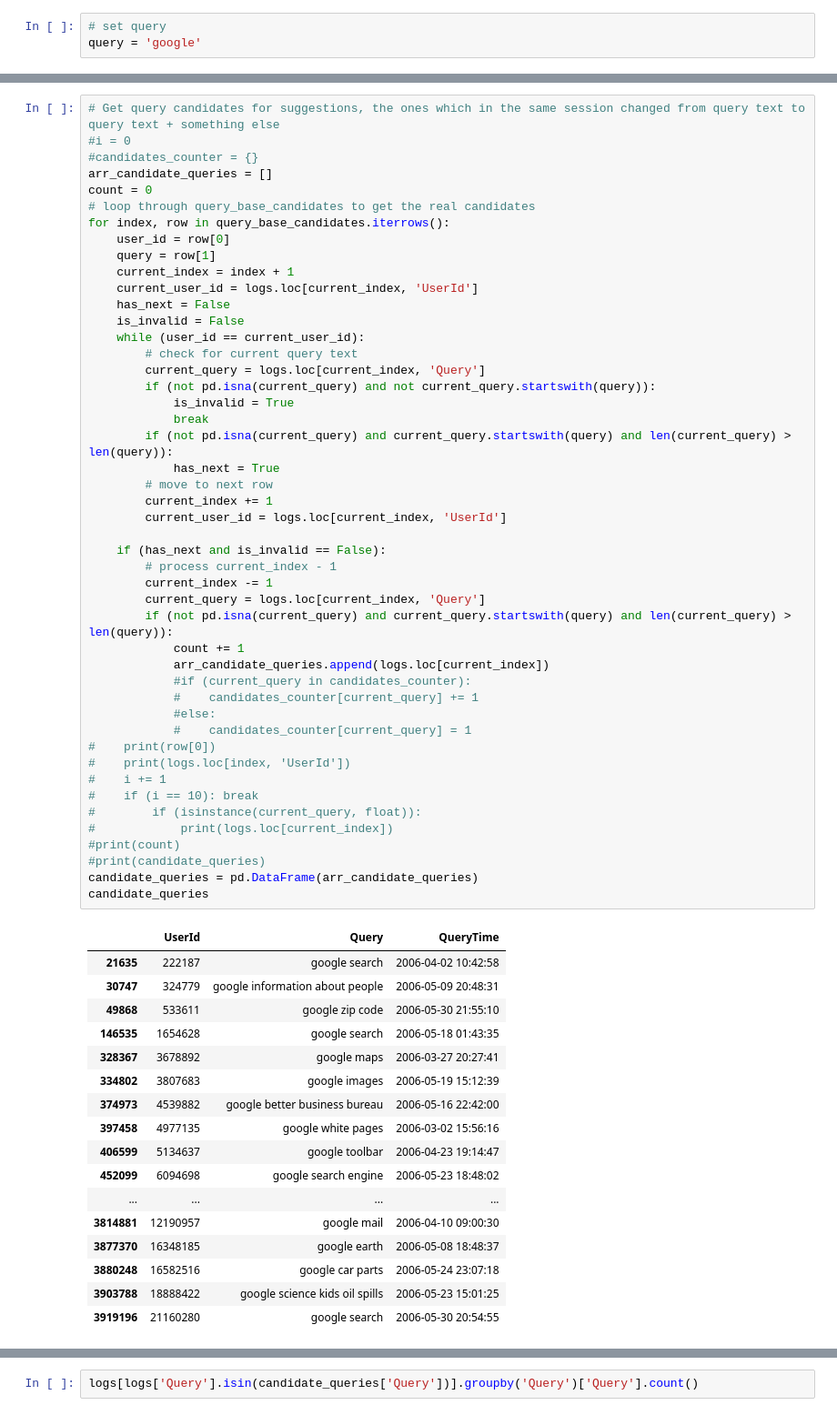
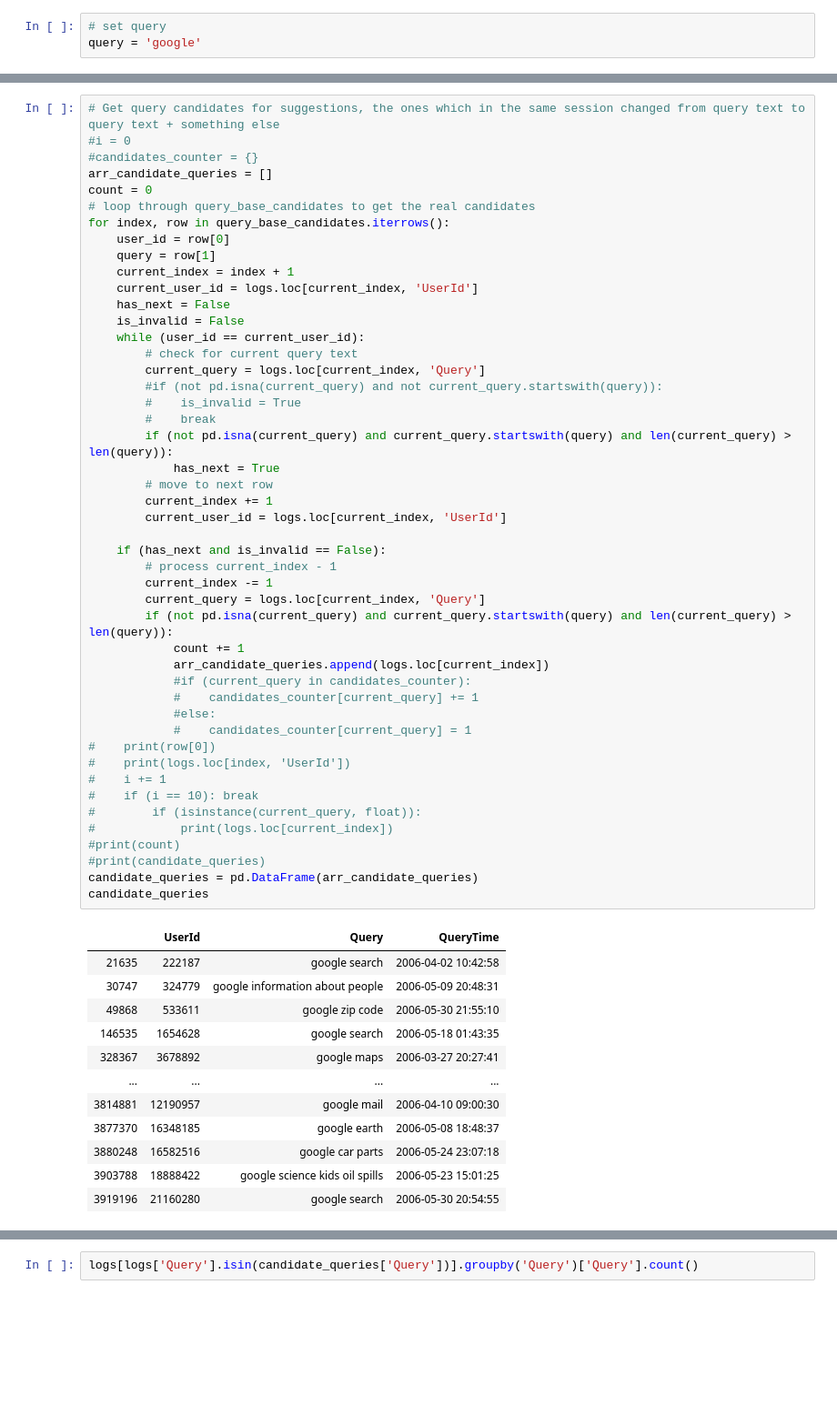
Before and after one commit to carlos10seg/SearchEngine, a Jupyter notebook: QueryLogs.ipynb, the cells around one changed output, grey strips where cells are left out. Shown: that part at 91% size. Cells and saved outputs as stored; diff of their text form; blank space fills up the shorter version.

```diff
--- a/QueryLogs.ipynb
+++ b/QueryLogs.ipynb
@@ -92,9 +87,9 @@ for index, row in query_base_candidates.iterrows():
     while (user_id == current_user_id):
         # check for current query text
         current_query = logs.loc[current_index, 'Query']
-        if (not pd.isna(current_query) and not current_query.startswith(query)):
-            is_invalid = True
-            break
+        #if (not pd.isna(current_query) and not current_query.startswith(query)):
+        #    is_invalid = True
+        #    break
         if (not pd.isna(current_query) and current_query.startswith(query) and len(current_query) > len(query)):
             has_next = True
         # move to next row
@@ -102,38 +97,33 @@ for index, row in query_base_candidates.iterrows():
         current_user_id = logs.loc[current_index, 'UserId']
 
     if (has_next and is_invalid == False):
         # process current_index - 1
         current_index -= 1
         current_query = logs.loc[current_index, 'Query']
         if (not pd.isna(current_query) and current_query.startswith(query) and len(current_query) > len(query)):
             count += 1
             arr_candidate_queries.append(logs.loc[current_index])
             #if (current_query in candidates_counter):
             #    candidates_counter[current_query] += 1
             #else:
             #    candidates_counter[current_query] = 1
 #    print(row[0])
 #    print(logs.loc[index, 'UserId'])
 #    i += 1
 #    if (i == 10): break
 #        if (isinstance(current_query, float)):
 #            print(logs.loc[current_index])
 #print(count)
 #print(candidate_queries)
 candidate_queries = pd.DataFrame(arr_candidate_queries)
 candidate_queries
 # %% [output]
 |  | UserId | Query | QueryTime |
 | 21635 | 222187 | google search | 2006-04-02 10:42:58 |
 | 30747 | 324779 | google information about people | 2006-05-09 20:48:31 |
 | 49868 | 533611 | google zip code | 2006-05-30 21:55:10 |
 | 146535 | 1654628 | google search | 2006-05-18 01:43:35 |
 | 328367 | 3678892 | google maps | 2006-03-27 20:27:41 |
-| 334802 | 3807683 | google images | 2006-05-19 15:12:39 |
-| 374973 | 4539882 | google better business bureau | 2006-05-16 22:42:00 |
-| 397458 | 4977135 | google white pages | 2006-03-02 15:56:16 |
-| 406599 | 5134637 | google toolbar | 2006-04-23 19:14:47 |
-| 452099 | 6094698 | google search engine | 2006-05-23 18:48:02 |
 | ... | ... | ... | ... |
 | 3814881 | 12190957 | google mail | 2006-04-10 09:00:30 |
 | 3877370 | 16348185 | google earth | 2006-05-08 18:48:37 |
```
Also changed, not shown: parts of 5 cells of this notebook, 6 other files.
